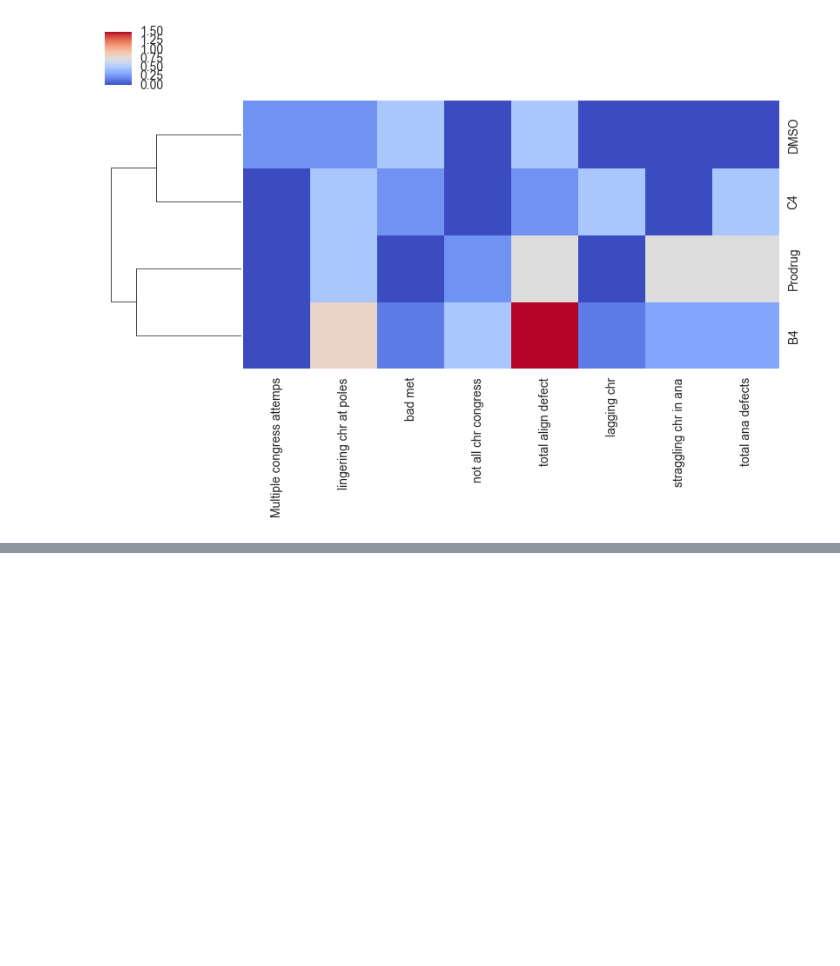
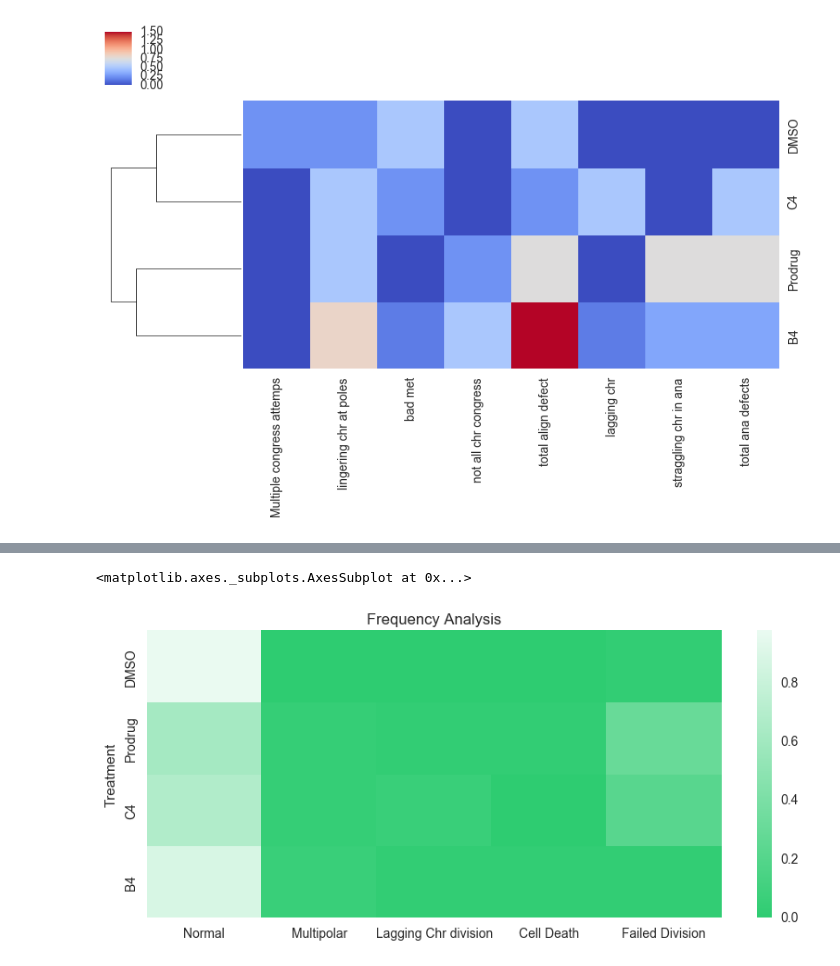
Before and after one commit to ShengyaoChen/cell_biology, a Jupyter notebook: Chr_behavior_freq_analysis.ipynb, the cells around one changed output, grey strips where cells are left out. Cells and saved outputs as stored; diff of their text form; code cells hidden in the pictures; blank space fills up the shorter version.

Commit message:
added analysis for HTM

```diff
--- a/Chr_behavior_freq_analysis.ipynb
+++ b/Chr_behavior_freq_analysis.ipynb
@@ -35,3 +35,6 @@ sns.clustermap(df, cmap ='coolwarm', col_cluster=False, figsize=(10, 5))
 # %% [output]
 <seaborn.matrix.ClusterGrid at 0x...>
 [figure]
+# %%
+df2 = pd.read_excel('Workbook1.xlsx', index_col='Treatment')
+df2
@@ -37,0 +48,9 @@ sns.clustermap(df, cmap ='coolwarm', col_cluster=False, figsize=(10, 5))
+# %%
+# This is a figure to show the freq of different defective chr behavior in control/ exp PtK2 cells.
+fig = plt.figure(figsize=(10, 4))
+plt.title('Frequency Analysis')
+cmap = sns.light_palette("#2ecc71", as_cmap=True, reverse=True)
+sns.heatmap(df2, cmap = cmap,)
+# %% [output]
+<matplotlib.axes._subplots.AxesSubplot at 0x...>
+[figure, added]
```
Also changed, not shown: parts of 2 cells of this notebook.
